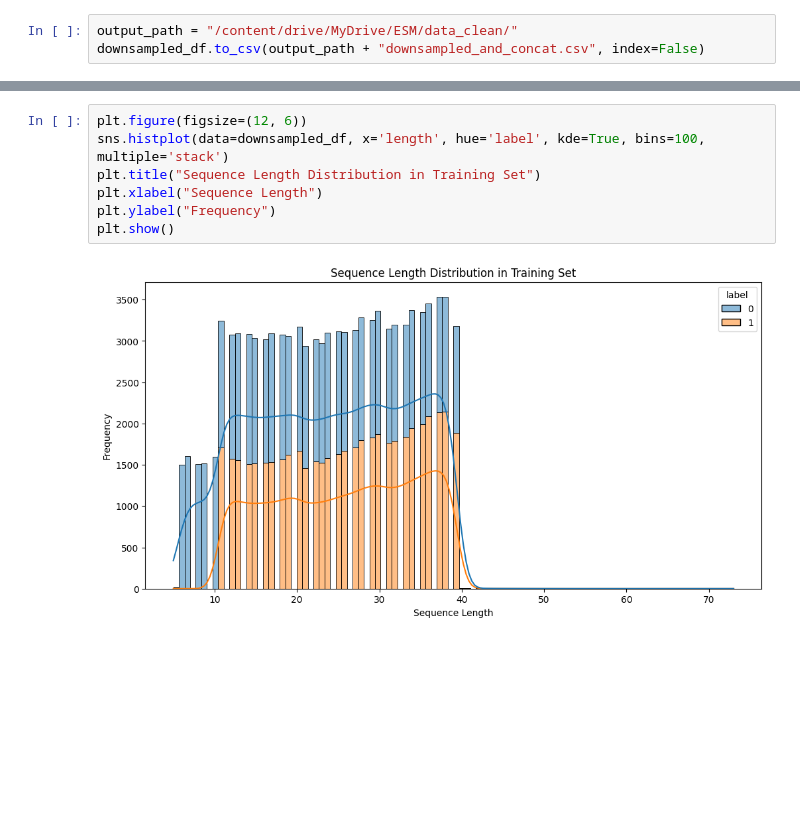
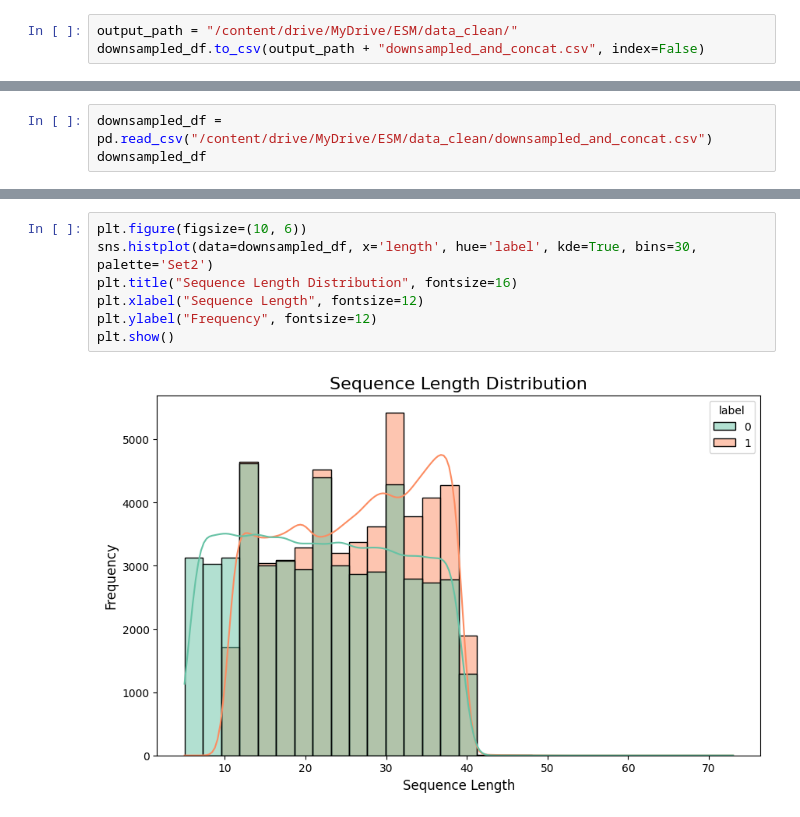
Before and after one commit to DRepresser/NeuroClassify, a Jupyter notebook: preprocess_and_EDA.ipynb, the cells around one changed output, grey strips where cells are left out. Saved outputs shown, nothing was run; the diff lists cells and outputs as text; blank space fills up the shorter version.

Commit message:
Add label count plot and edit sequence length and amino acid plot

```diff
--- a/preprocess_and_EDA.ipynb
+++ b/preprocess_and_EDA.ipynb
@@ -371,0 +361,3 @@ downsampled_df.to_csv(output_path + "downsampled_and_concat.csv", index=False)
+# %%
+downsampled_df = pd.read_csv("/content/drive/MyDrive/ESM/data_clean/downsampled_and_concat.csv")
+downsampled_df
@@ -372,9 +387,9 @@ downsampled_df.to_csv(output_path + "downsampled_and_concat.csv", index=False)
 # %%
-plt.figure(figsize=(12, 6))
-sns.histplot(data=downsampled_df, x='length', hue='label', kde=True, bins=100, multiple='stack')
-plt.title("Sequence Length Distribution in Training Set")
-plt.xlabel("Sequence Length")
-plt.ylabel("Frequency")
+plt.figure(figsize=(10, 6))
+sns.histplot(data=downsampled_df, x='length', hue='label', kde=True, bins=30, palette='Set2')
+plt.title("Sequence Length Distribution", fontsize=16)
+plt.xlabel("Sequence Length", fontsize=12)
+plt.ylabel("Frequency", fontsize=12)
 plt.show()
 # %% [output]
-[figure, old version]
+[figure, new version]
```
Also changed, not shown: parts of 14 cells of this notebook.
